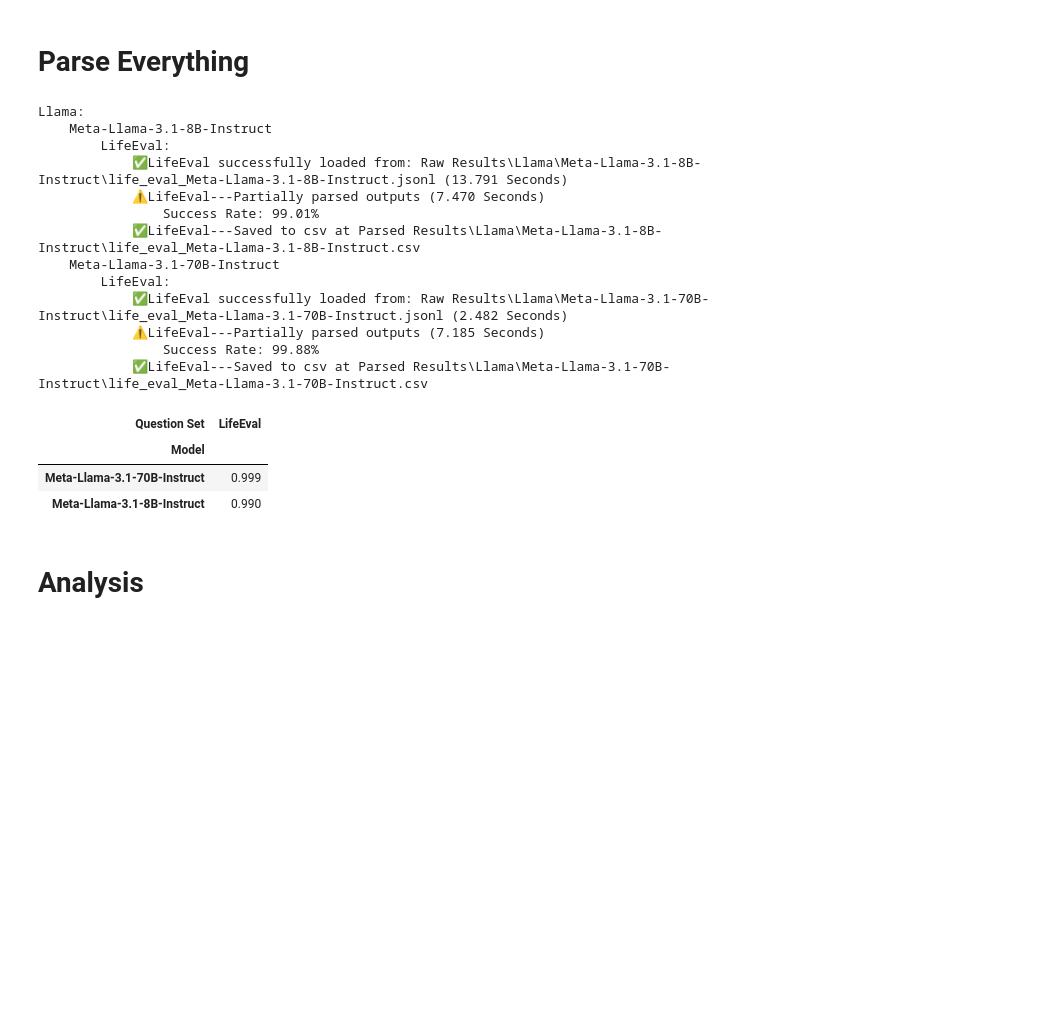
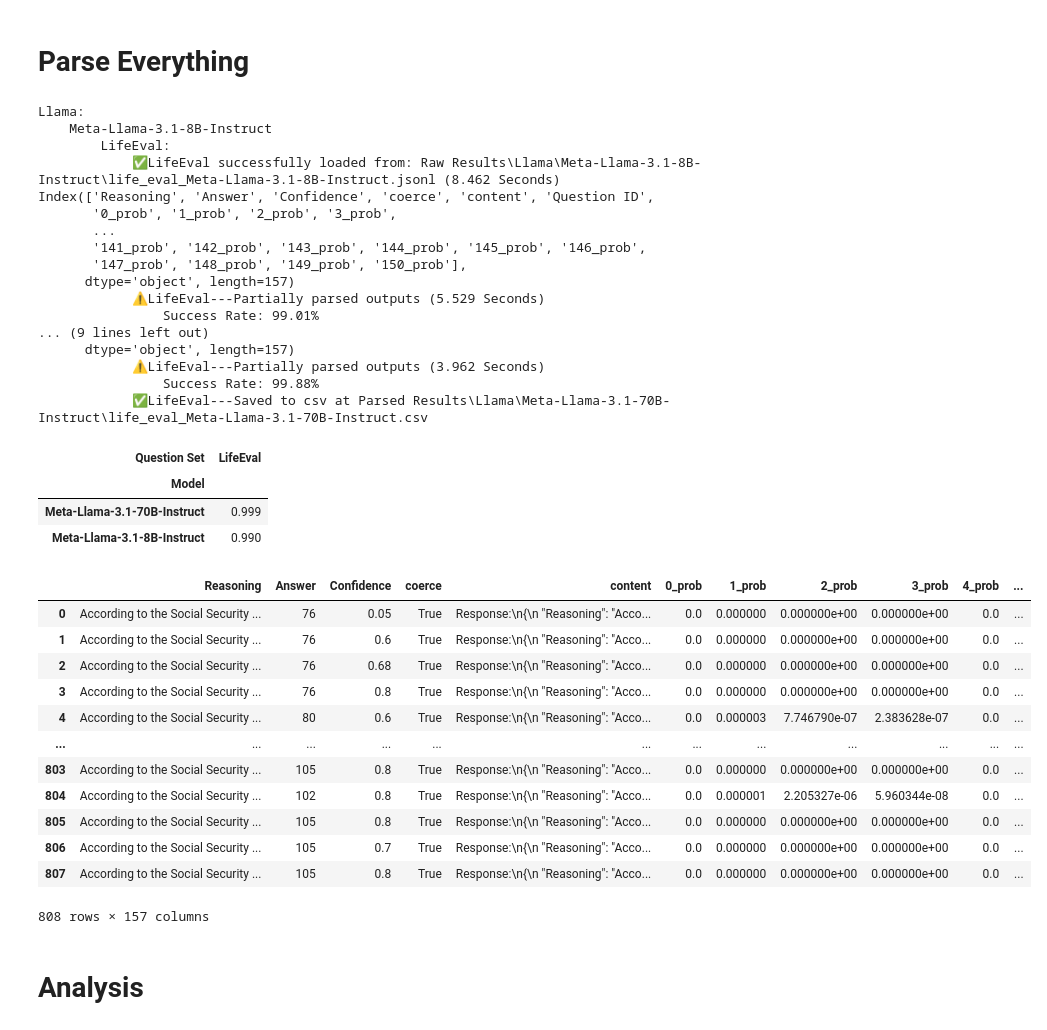
Before and after one commit to NoamMichael/Comparing-Confidence-in-LLMs, a Jupyter notebook: get_results_analysis.ipynb, the cells around one changed output. Drawn from its saved outputs; the diff is of its cells as text; code cells hidden in the pictures; blank space fills up the shorter version.

```diff
--- a/get_results_analysis.ipynb
+++ b/get_results_analysis.ipynb
@@ -533,6 +533,7 @@ for model_type, models in model_names.items():
 
             #------------------FIX THIS-----------------------------------------------------------------------
             if 'llama' in model.lower() and qset_display != 'HaluEval':
+                df['Question ID'] = qid
                 answers = df['Answer']
 
                 token_dict, pos = llama_get_token_dict(answers= answers, outputs= output, contents= content)
@@ -547,8 +548,23 @@ for model_type, models in model_names.items():
 
                 field_df = pd.DataFrame(field_tokens).drop(['Reasoning_prob', 'Answer_prob', 'Confidence_prob'], axis =1,  errors="ignore")
 
+
+
                 #df['Token Position'] = token_pos
+
                 df = df.merge(field_df, left_index=True, right_index=True)
+
+                #df.rename(columns={df.columns[0]: "Question ID"}, inplace=True)
+                print(df.columns)
+                # ----------------------------------------------------------
+                ## Run Calculation on token probability here:
+                # 1. Get Radius
+                # 2. Get Answer
+                # 3. Sum values in [Answer - Radius, Answer + Radius]
+                #radii = df['Radius']
+
+
+
 
 
             df['Question ID'] = qid
@@ -599,14 +615,18 @@ display(pivot_df)
 Llama:
     Meta-Llama-3.1-8B-Instruct
         LifeEval:
-            ✅LifeEval successfully loaded from: Raw Results\Llama\Meta-Llama-3.1-8B-Instruct\life_eval_Meta-Llama-3.1-8B-Instruct.jsonl (13.791 Seconds)
-            ⚠️LifeEval---Partially parsed outputs (7.470 Seconds)
+            ✅LifeEval successfully loaded from: Raw Results\Llama\Meta-Llama-3.1-8B-Instruct\life_eval_Meta-Llama-3.1-8B-Instruct.jsonl (8.462 Seconds)
+Index(['Reasoning', 'Answer', 'Confidence', 'coerce', 'content', 'Question ID',
+       '0_prob', '1_prob', '2_prob', '3_prob',
+       ...
+       '141_prob', '142_prob', '143_prob', '144_prob', '145_prob', '146_prob',
+       '147_prob', '148_prob', '149_prob', '150_prob'],
+      dtype='object', length=157)
+            ⚠️LifeEval---Partially parsed outputs (5.529 Seconds)
                 Success Rate: 99.01%
-            ✅LifeEval---Saved to csv at Parsed Results\Llama\Meta-Llama-3.1-8B-Instruct\life_eval_Meta-Llama-3.1-8B-Instruct.csv
-    Meta-Llama-3.1-70B-Instruct
-        LifeEval:
-            ✅LifeEval successfully loaded from: Raw Results\Llama\Meta-Llama-3.1-70B-Instruct\life_eval_Meta-Llama-3.1-70B-Instruct.jsonl (2.482 Seconds)
-            ⚠️LifeEval---Partially parsed outputs (7.185 Seconds)
+... (9 lines left out)
+      dtype='object', length=157)
+            ⚠️LifeEval---Partially parsed outputs (3.962 Seconds)
                 Success Rate: 99.88%
             ✅LifeEval---Saved to csv at Parsed Results\Llama\Meta-Llama-3.1-70B-Instruct\life_eval_Meta-Llama-3.1-70B-Instruct.csv
 | Question Set | LifeEval |
@@ -614,7 +634,21 @@ Llama:
 | Meta-Llama-3.1-70B-Instruct | 0.999 |
 | Meta-Llama-3.1-8B-Instruct | 0.990 |
 # %%
-field_tokens[0]
+df
+# %% [output]
+|  | Reasoning | Answer | Confidence | coerce | content | 0_prob | 1_prob | 2_prob | 3_prob | 4_prob | ... |
+| 0 | According to the Social Security ... | 76 | 0.05 | True | Response:\n{\n "Reasoning": "Acco... | 0.0 | 0.000000 | 0.000000e+00 | 0.000000e+00 | 0.0 | ... |
+| 1 | According to the Social Security ... | 76 | 0.6 | True | Response:\n{\n "Reasoning": "Acco... | 0.0 | 0.000000 | 0.000000e+00 | 0.000000e+00 | 0.0 | ... |
+| 2 | According to the Social Security ... | 76 | 0.68 | True | Response:\n{\n "Reasoning": "Acco... | 0.0 | 0.000000 | 0.000000e+00 | 0.000000e+00 | 0.0 | ... |
+| 3 | According to the Social Security ... | 76 | 0.8 | True | Response:\n{\n "Reasoning": "Acco... | 0.0 | 0.000000 | 0.000000e+00 | 0.000000e+00 | 0.0 | ... |
+| 4 | According to the Social Security ... | 80 | 0.6 | True | Response:\n{\n "Reasoning": "Acco... | 0.0 | 0.000003 | 7.746790e-07 | 2.383628e-07 | 0.0 | ... |
+| ... | ... | ... | ... | ... | ... | ... | ... | ... | ... | ... | ... |
+| 803 | According to the Social Security ... | 105 | 0.8 | True | Response:\n{\n "Reasoning": "Acco... | 0.0 | 0.000000 | 0.000000e+00 | 0.000000e+00 | 0.0 | ... |
+| 804 | According to the Social Security ... | 102 | 0.8 | True | Response:\n{\n "Reasoning": "Acco... | 0.0 | 0.000001 | 2.205327e-06 | 5.960344e-08 | 0.0 | ... |
+| 805 | According to the Social Security ... | 105 | 0.8 | True | Response:\n{\n "Reasoning": "Acco... | 0.0 | 0.000000 | 0.000000e+00 | 0.000000e+00 | 0.0 | ... |
+| 806 | According to the Social Security ... | 105 | 0.7 | True | Response:\n{\n "Reasoning": "Acco... | 0.0 | 0.000000 | 0.000000e+00 | 0.000000e+00 | 0.0 | ... |
+| 807 | According to the Social Security ... | 105 | 0.8 | True | Response:\n{\n "Reasoning": "Acco... | 0.0 | 0.000000 | 0.000000e+00 | 0.000000e+00 | 0.0 | ... |
+808 rows × 157 columns
 # %% [markdown]
 # Analysis
 # %%
```
Also changed, not shown: parts of 1 cell of this notebook, 3 other files.
